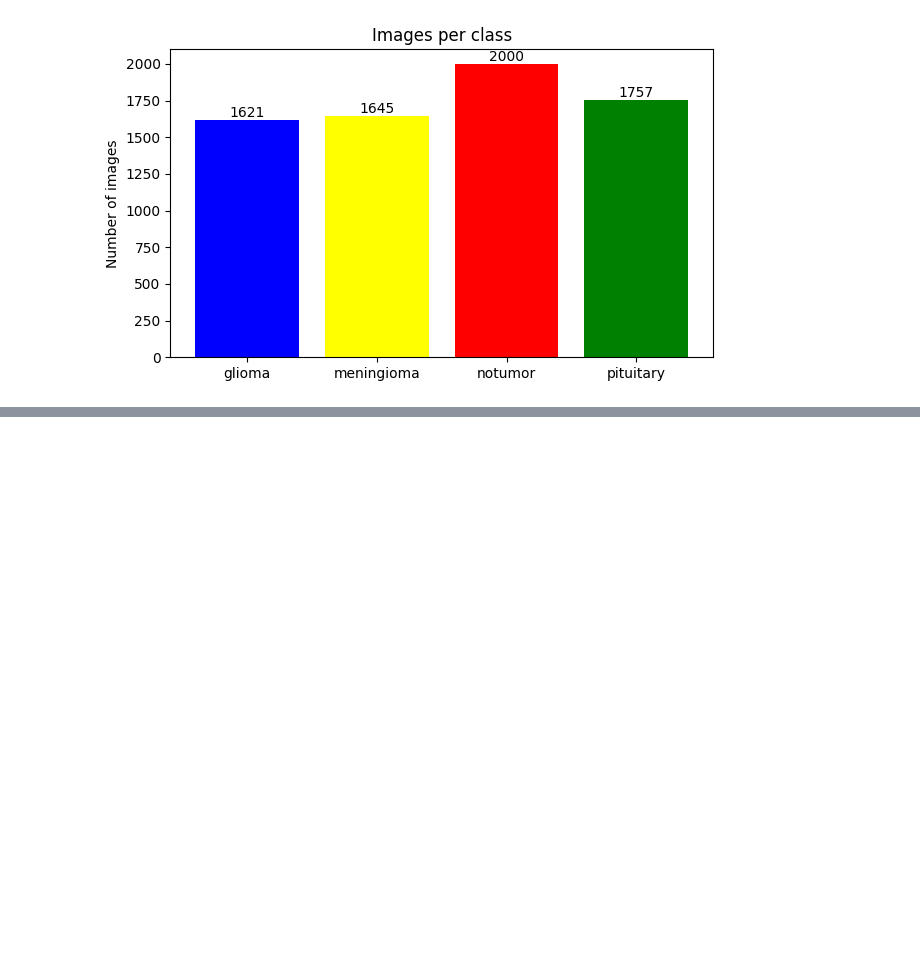
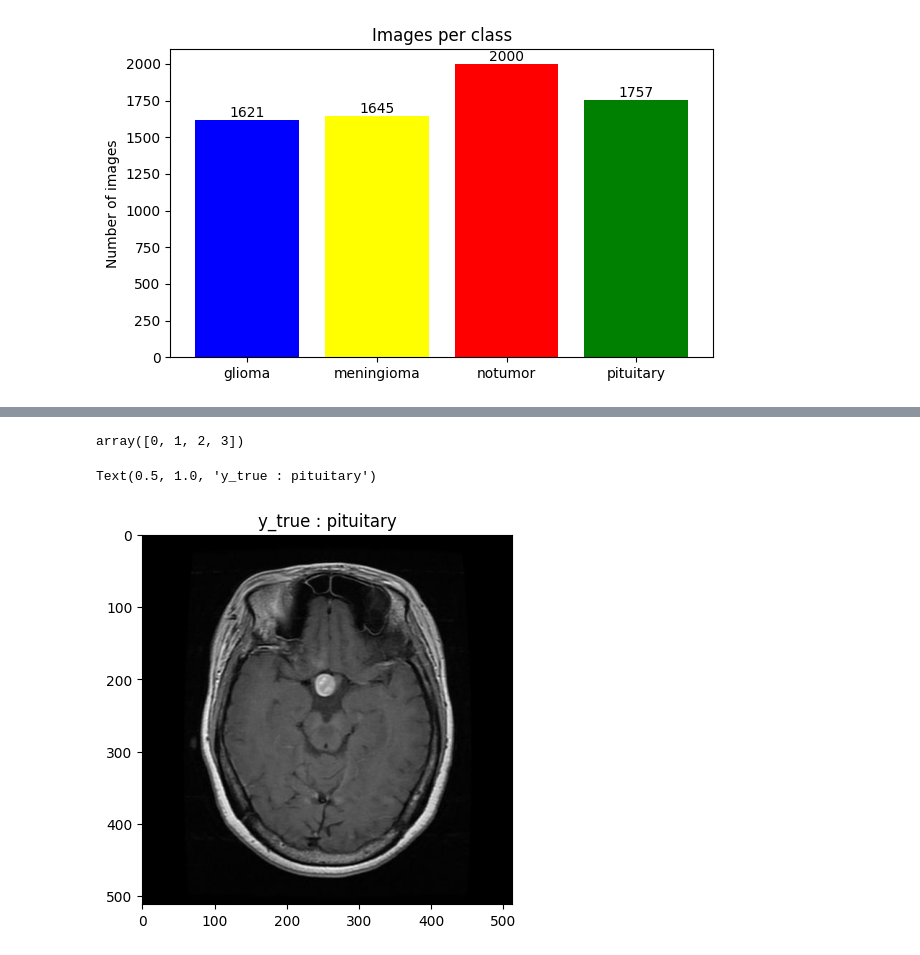
Before and after one commit to ikara-py/NeuroVision, a Jupyter notebook: notebooks/cnn_classification.ipynb, the cells around one changed output, grey strips where cells are left out. Saved outputs shown, nothing was run; the diff lists cells and outputs as text; code cells hidden in the pictures; blank space fills up the shorter version.

```diff
--- a/notebooks/cnn_classification.ipynb
+++ b/notebooks/cnn_classification.ipynb
@@ -70,0 +56,7 @@ print(images.shape, labels.shape, images.dtype)
+# %%
+imgs_path, labels = load_dataset()
+
+print(imgs_path.shape, labels.shape)
+print(imgs_path[0])
+print(labels[0])
+print(np.unique(labels, return_counts=True))
@@ -98,24 +144,0 @@ Classes: ['pituitary', 'notumor', 'meningioma', 'glioma']
-# %%
-# split the dataset
-
-le = LabelEncoder()
-labels_int = le.fit_transform(labels)
-
-X_train, X_temp, y_train, y_temp = train_test_split( images,
-                                                    labels_int,
-                                                    test_size=0.2,
-                                                    stratify=labels_int,
-                                                    random_state=RANDOM_SEED
-                                                    )
-
-X_val, X_test, y_val, y_test = train_test_split( X_temp,
-                                                y_temp,
-                                                test_size=0.5,
-                                                stratify=y_temp,
-                                                random_state=RANDOM_SEED
-                                                )
-
-print("Train:", X_train.shape, y_train.shape)
-print("Validation:", X_val.shape, y_val.shape)
-print("Test:", X_test.shape, y_test.shape)
-print("Class mapping:", dict(enumerate(le.classes_)))
@@ -127,6 +144,0 @@ Class mapping: {0: np.str_('glioma'), 1: np.str_('meningioma'), 2: np.str_('notu
-# %%
-# Normalize pixel values
-
-X_train = X_train.astype("float32") / 255.0
-X_val   = X_val.astype("float32") / 255.0
-X_test  = X_test.astype("float32") / 255.0
@@ -223,0 +239,12 @@ Test accuracy: 0.8065
+# %%
+np.unique(pred_labels)
+# %% [output]
+array([0, 1, 2, 3])
+# %%
+test_img = cv2.imread(X_test[0])
+test_label = le.inverse_transform([y_test[0]])[0]
+plt.imshow(test_img)
+plt.title(f'y_true : {test_label}')
+# %% [output]
+Text(0.5, 1.0, 'y_true : pituitary')
+[figure, added]
```
Also changed, not shown: parts of 40 cells of this notebook.
